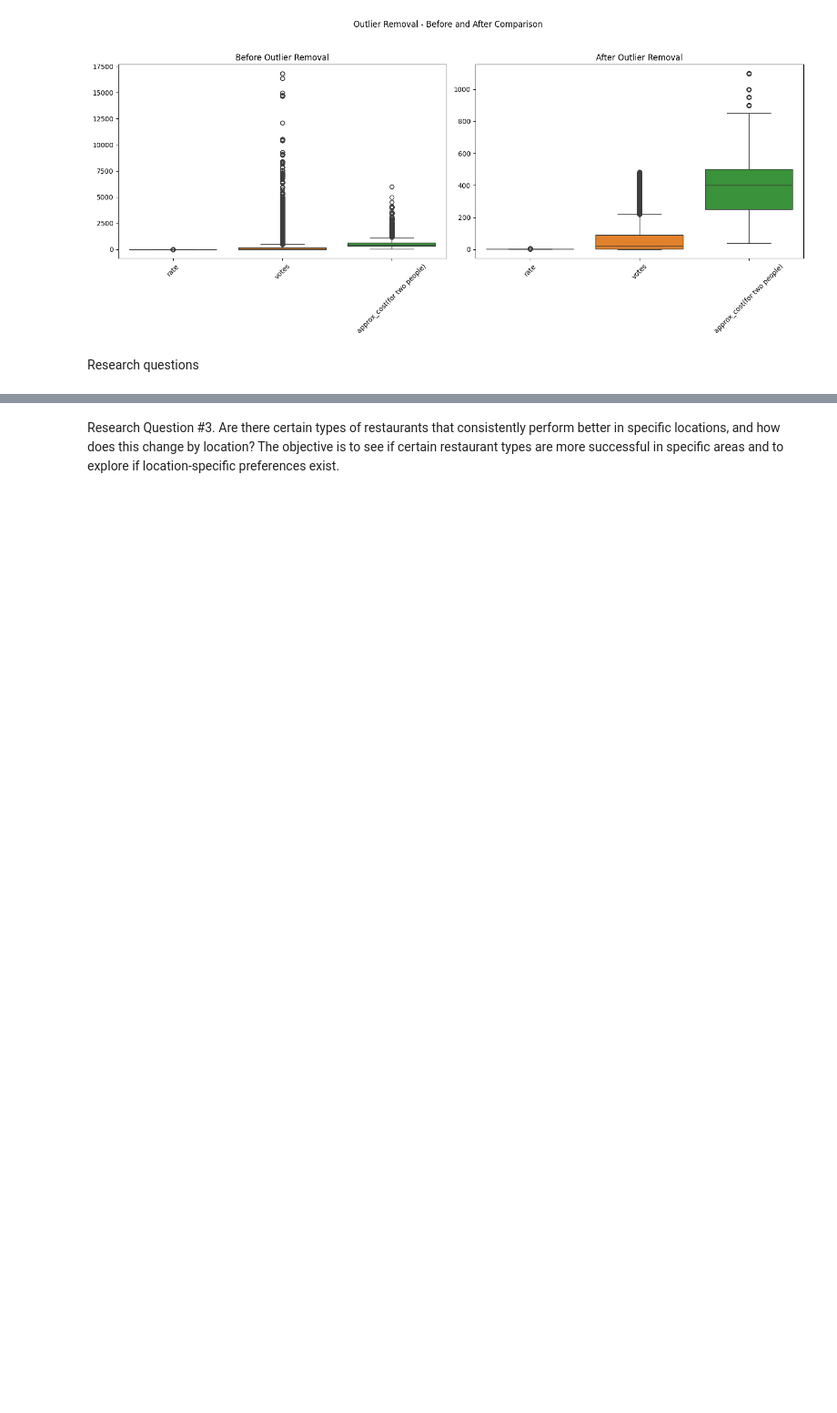
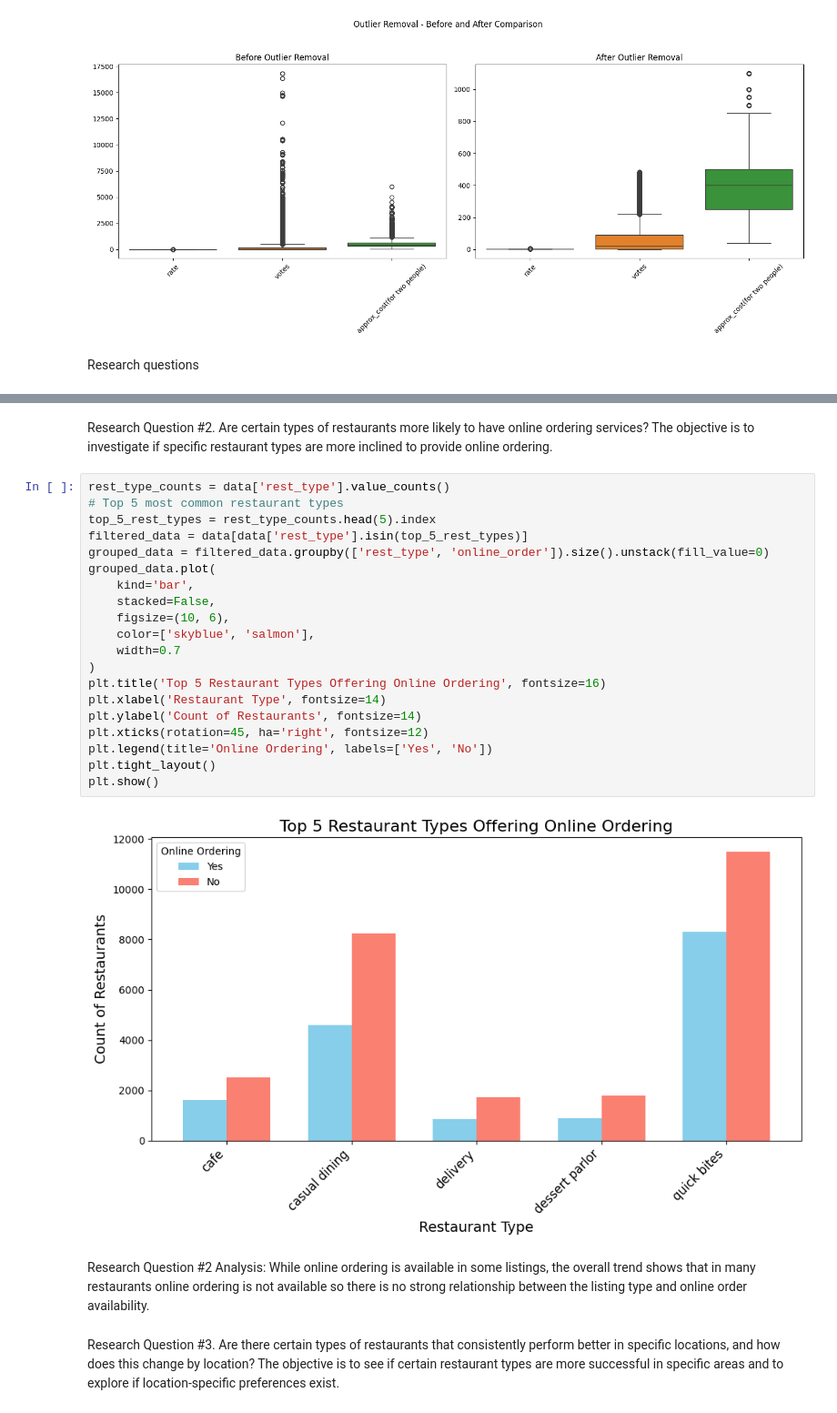
Before and after one commit to nourelsafty1/datavisualization, a Jupyter notebook: Data_engineering_&_visualization_milestone_1.ipynb, the cells around one changed output, grey strips where cells are left out. Shown at 91% size. Cells and saved outputs as stored; diff of their text form; blank space fills up the shorter version.

```diff
--- a/Data_engineering_&_visualization_milestone_1.ipynb
+++ b/Data_engineering_&_visualization_milestone_1.ipynb
@@ -484,3 +476,31 @@ Objective: To analyze which locations tend to have the most popular restaurants,
+# %% [markdown]
+Research Question #2.
+ Are certain types of restaurants more likely to have online ordering services? The objective is to investigate if specific restaurant types are more inclined to provide online ordering.
+# %%
+rest_type_counts = data['rest_type'].value_counts()
+# Top 5 most common restaurant types
+top_5_rest_types = rest_type_counts.head(5).index
+filtered_data = data[data['rest_type'].isin(top_5_rest_types)]
+grouped_data = filtered_data.groupby(['rest_type', 'online_order']).size().unstack(fill_value=0)
+grouped_data.plot(
+    kind='bar',
+    stacked=False,
+    figsize=(10, 6),
+    color=['skyblue', 'salmon'],
+    width=0.7
+)
+plt.title('Top 5 Restaurant Types Offering Online Ordering', fontsize=16)
+plt.xlabel('Restaurant Type', fontsize=14)
+plt.ylabel('Count of Restaurants', fontsize=14)
+plt.xticks(rotation=45, ha='right', fontsize=12)
+plt.legend(title='Online Ordering', labels=['Yes', 'No'])
+plt.tight_layout()
+plt.show()
+# %% [output]
+[figure, added]
+# %% [markdown]
+Research Question #2 Analysis:
+While online ordering is available in some listings, the overall trend shows that in many restaurants online ordering is not available so there is no strong relationship between the listing type and online order availability.
 # %% [markdown]
 Research Question #3.	Are there certain types of restaurants that consistently perform better in specific locations, and how does this change by location?  The objective is to see if certain restaurant types are more successful in specific areas and to explore if location-specific preferences exist.
 # %%
```
Also changed, not shown: parts of 20 cells of this notebook.
